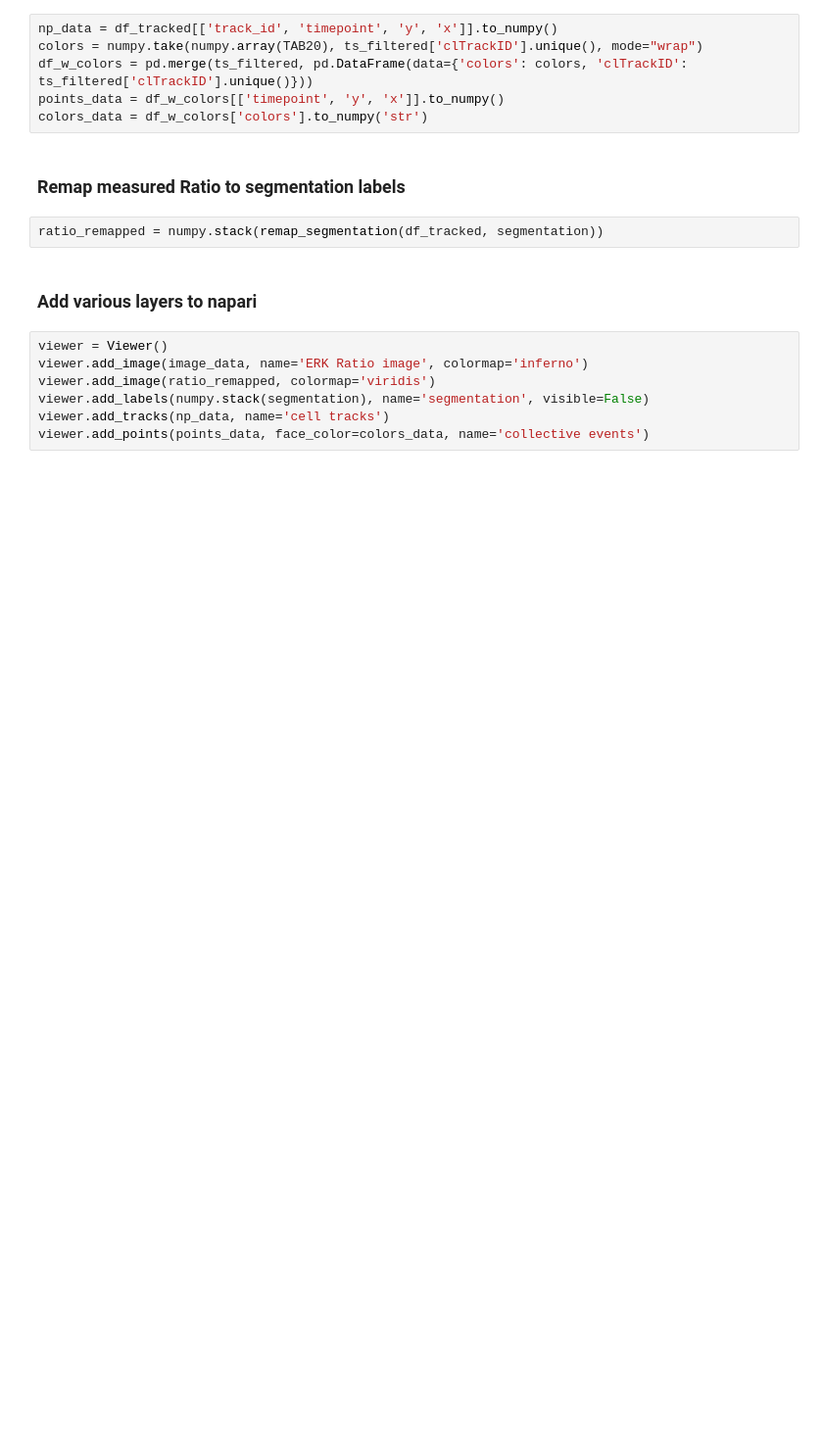
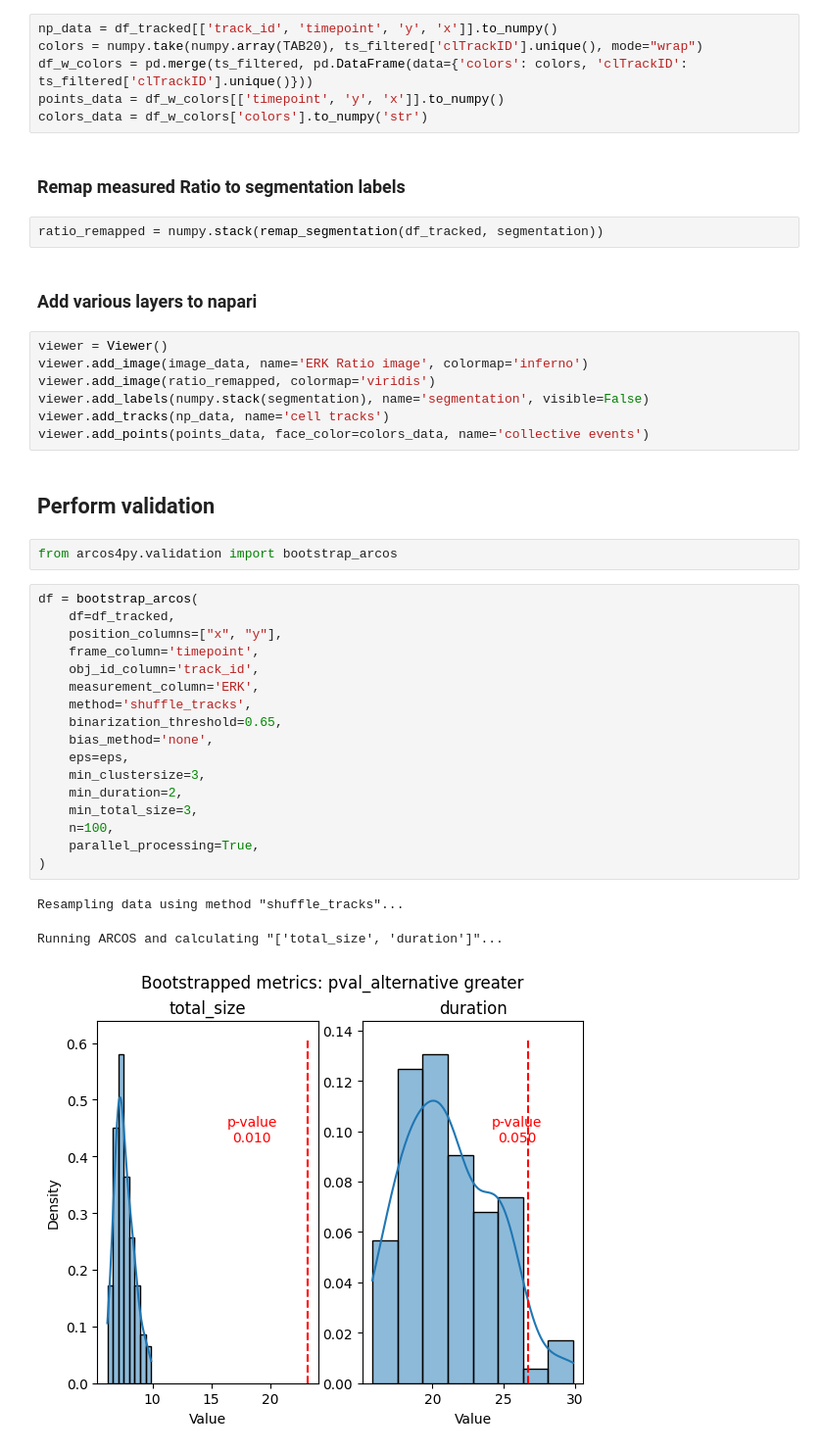
Before and after one commit to bgraedel/arcos4py, a Jupyter notebook: notebooks/arcos_example_with_segmentation.ipynb, the cells around one changed output. Shown: that part at 98% size. Drawn from its saved outputs; the diff is of its cells as text; blank space fills up the shorter version.

```diff
--- a/notebooks/arcos_example_with_segmentation.ipynb
+++ b/notebooks/arcos_example_with_segmentation.ipynb
@@ -150,3 +199,28 @@ viewer.add_image(ratio_remapped, colormap='viridis')
 viewer.add_labels(numpy.stack(segmentation), name='segmentation', visible=False)
 viewer.add_tracks(np_data, name='cell tracks')
 viewer.add_points(points_data, face_color=colors_data, name='collective events')
+# %% [markdown]
+## Perform validation
+# %%
+from arcos4py.validation import bootstrap_arcos
+# %%
+df = bootstrap_arcos(
+    df=df_tracked,
+    position_columns=["x", "y"],
+    frame_column='timepoint',
+    obj_id_column='track_id',
+    measurement_column='ERK',
+    method='shuffle_tracks',
+    binarization_threshold=0.65,
+    bias_method='none',
+    eps=eps,
+    min_clustersize=3,
+    min_duration=2,
+    min_total_size=3,
+    n=100,
+    parallel_processing=True,
+)
+# %% [output]
+Resampling data using method "shuffle_tracks"...
+Running ARCOS and calculating "['total_size', 'duration']"...
+[figure, added]
```
Also changed, not shown: parts of 10 cells of this notebook, 19 other files.
